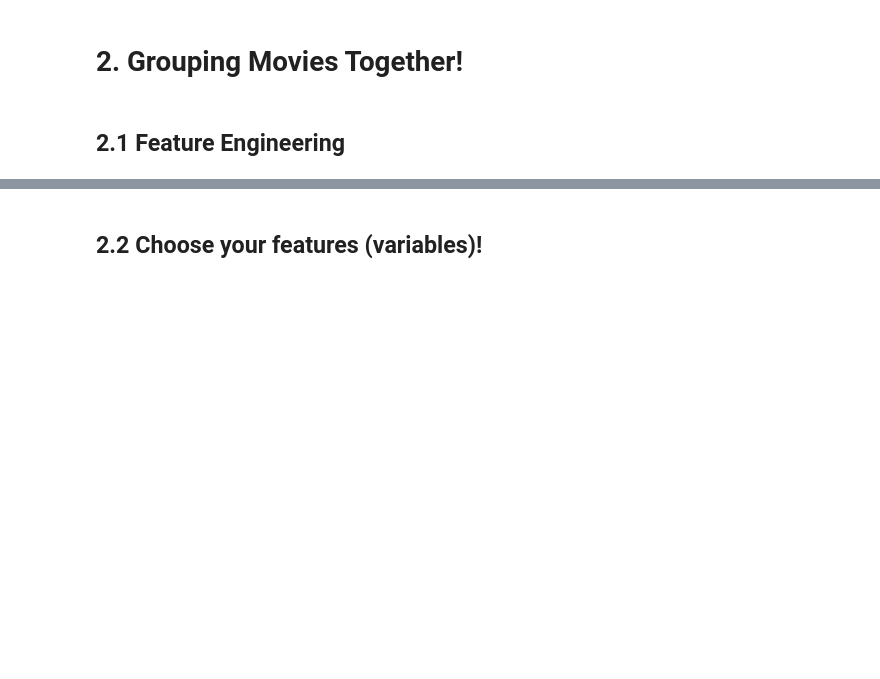
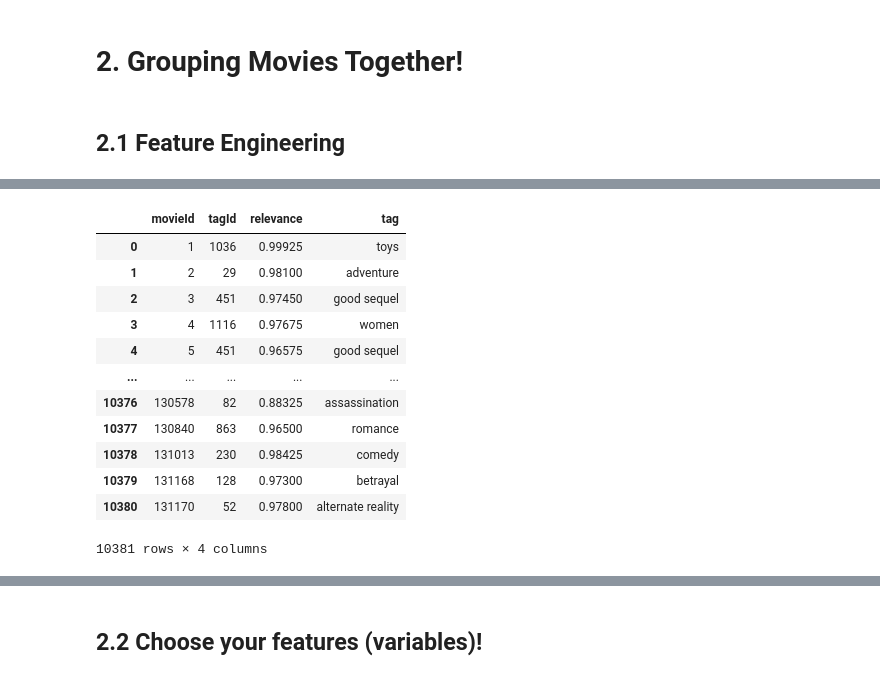
Before and after one commit to delgiudice1967219/ADM_HW4, a Jupyter notebook: main.ipynb, the cells around one changed output, grey strips where cells are left out. Saved outputs shown, nothing was run; the diff lists cells and outputs as text; code cells hidden in the pictures; blank space fills up the shorter version.

```diff
--- a/main.ipynb
+++ b/main.ipynb
@@ -380,0 +644,16 @@ char_vectors = np.array([char_vec(user_movies, all_movies) for user_movies in sl
+# %%
+max_relevant
+# %% [output]
+|  | movieId | tagId | relevance | tag |
+| 0 | 1 | 1036 | 0.99925 | toys |
+| 1 | 2 | 29 | 0.98100 | adventure |
+| 2 | 3 | 451 | 0.97450 | good sequel |
+| 3 | 4 | 1116 | 0.97675 | women |
+| 4 | 5 | 451 | 0.96575 | good sequel |
+| ... | ... | ... | ... | ... |
+| 10376 | 130578 | 82 | 0.88325 | assassination |
+| 10377 | 130840 | 863 | 0.96500 | romance |
+| 10378 | 131013 | 230 | 0.98425 | comedy |
+| 10379 | 131168 | 128 | 0.97300 | betrayal |
+| 10380 | 131170 | 52 | 0.97800 | alternate reality |
+10381 rows × 4 columns
```
Also changed, not shown: parts of 49 cells of this notebook.
